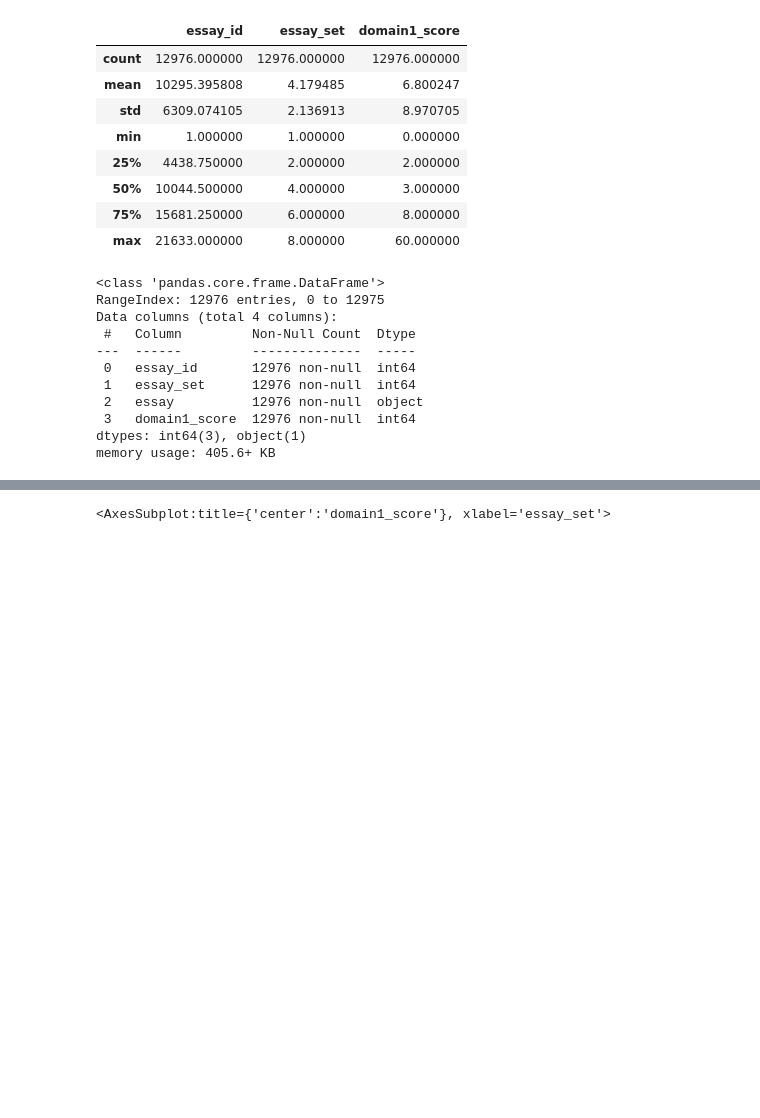
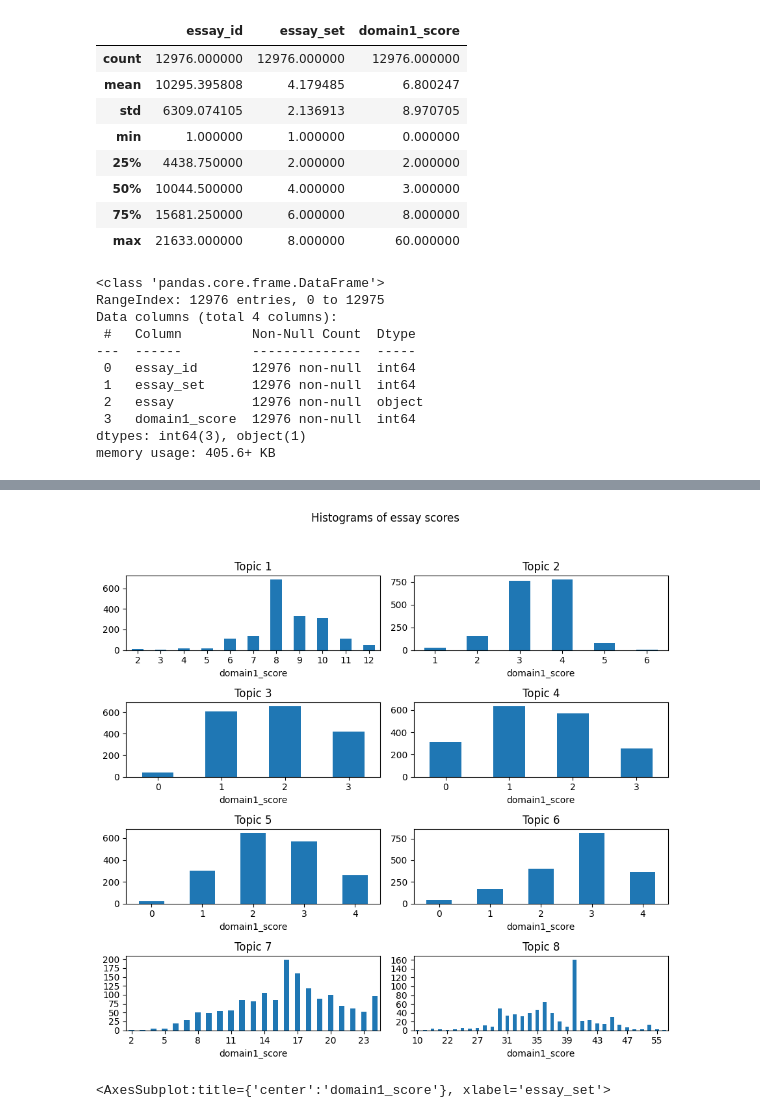
Before and after one commit to Jordiak/CS160P-AEG, a Jupyter notebook: CS160P-AEG-Final-Project.ipynb, the cells around one changed output, grey strips where cells are left out. Cells and saved outputs as stored; diff of their text form; code cells hidden in the pictures; blank space fills up the shorter version.

```diff
--- a/CS160P-AEG-Final-Project.ipynb
+++ b/CS160P-AEG-Final-Project.ipynb
@@ -159,16 +125,0 @@ plt.show()
-# %%
-topic_number = 0
-fig, ax = plt.subplots(4,2, figsize=(9,9), sharey=False)
-for i in range(4):
-    for j in range(2):
-        topic_number += 1
-        X[X['essay_set'] == topic_number]\
-            .groupby('target_score')['essay_id']\
-            .agg('count')\
-            .plot.bar(ax=ax[i, j], rot=0)
-        ax[i,j].set_title('Topic %i' % topic_number)
-ax[3,0].locator_params(nbins=10)
-ax[3,1].locator_params(nbins=10)
-plt.suptitle('Histograms of essay scores')
-plt.tight_layout(rect=[0, 0.03, 1, 0.95])
-plt.show()
@@ -175,3 +179,21 @@ plt.show()
+# %%
+topic_number = 0
+fig, ax = plt.subplots(4,2, figsize=(9,9), sharey=False)
+for i in range(4):
+    for j in range(2):
+        topic_number += 1
+        X[X['essay_set'] == topic_number]\
+            .groupby('domain1_score')['essay_id']\
+            .agg('count')\
+            .plot.bar(ax=ax[i, j], rot=0)
+        ax[i,j].set_title('Topic %i' % topic_number)
+ax[3,0].locator_params(nbins=10)
+ax[3,1].locator_params(nbins=10)
+plt.suptitle('Histograms of essay scores')
+plt.tight_layout(rect=[0, 0.03, 1, 0.95])
+plt.show()
+# %% [output]
+[figure, added]
 # %%
 %matplotlib inline
 X.boxplot(column = 'domain1_score', by = 'essay_set', figsize = (10,10))
```
Also changed, not shown: parts of 11 cells of this notebook.
